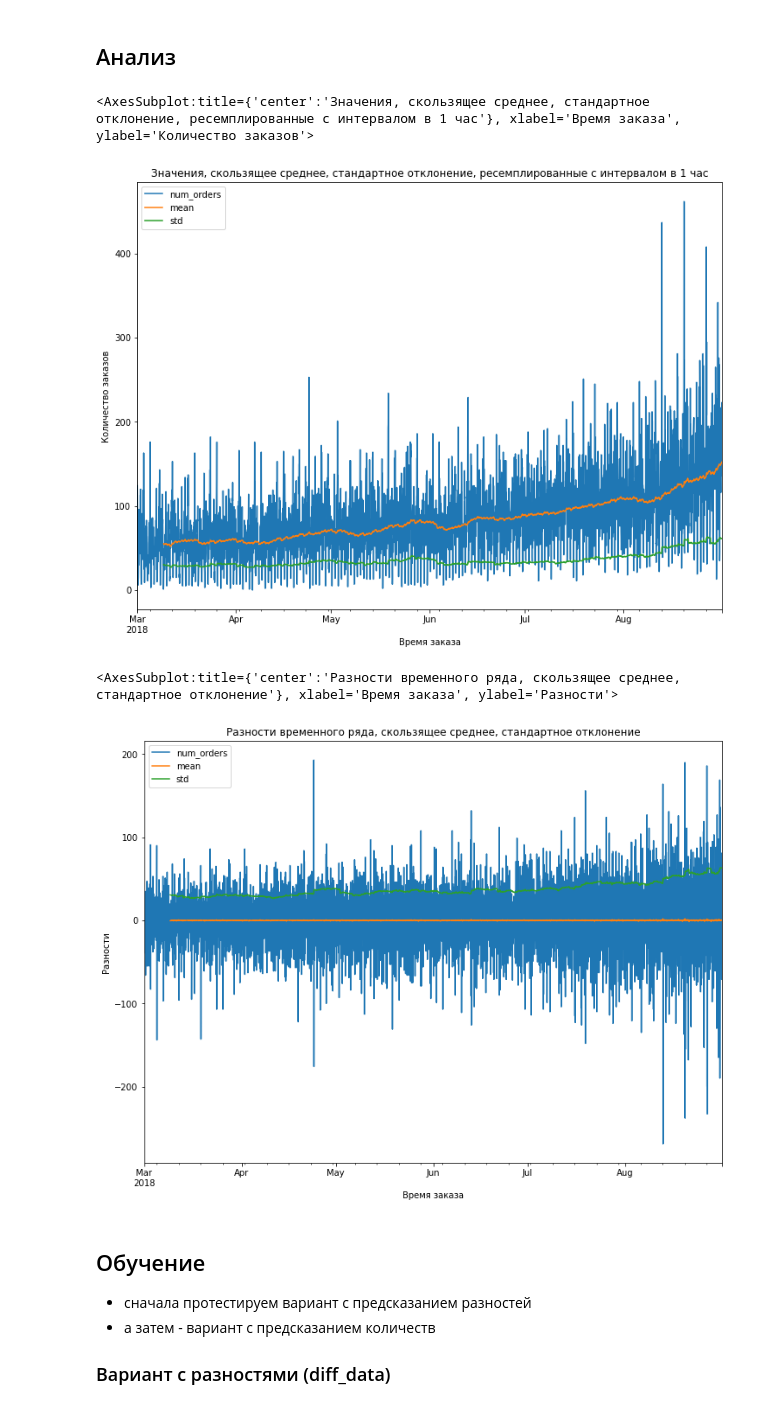
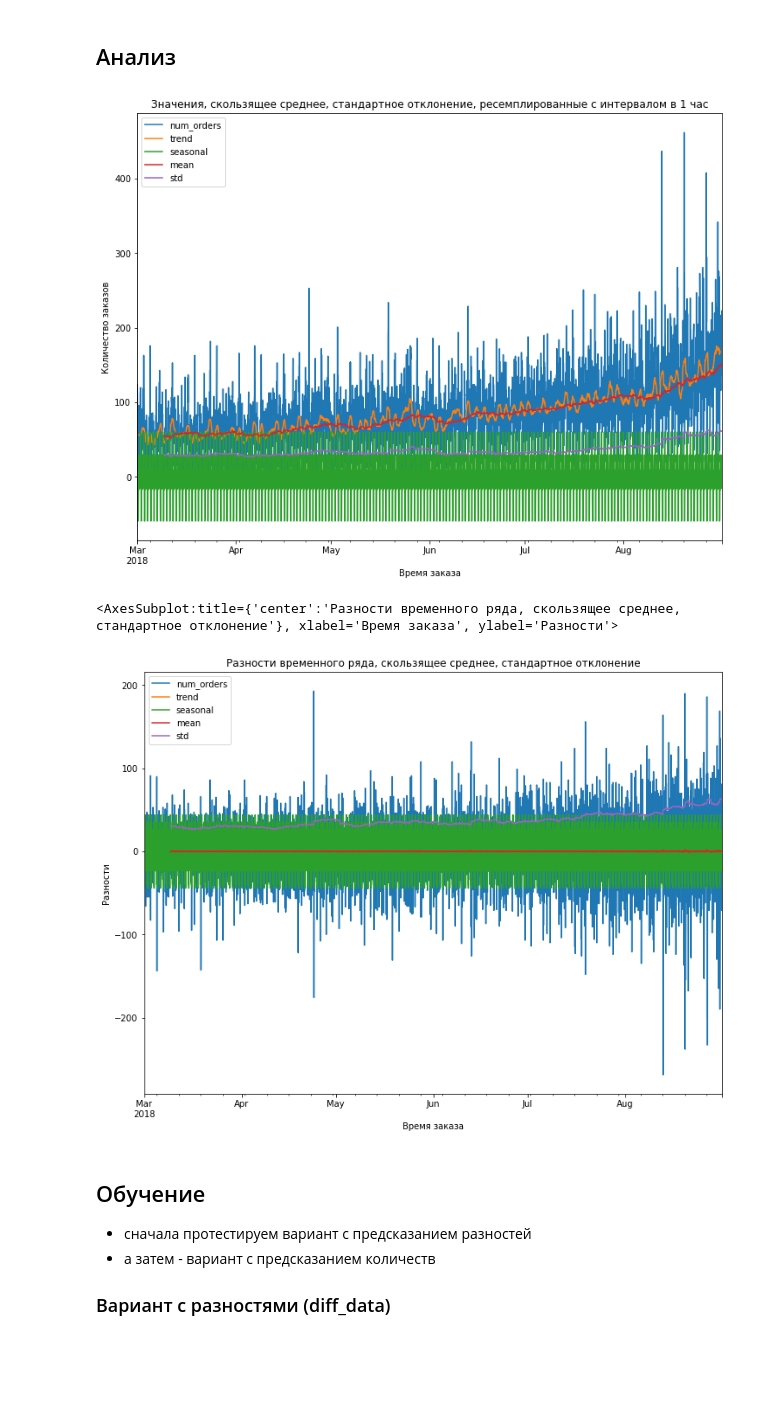
Before and after one commit to Jonzzi/yandex_practicum, a Jupyter notebook: taxi_orders/Yumagulov_Taxi_Orders.ipynb, the cells around one changed output. Cells and saved outputs as stored; diff of their text form; code cells hidden in the pictures; blank space fills up the shorter version.

```diff
--- a/taxi_orders/Yumagulov_Taxi_Orders.ipynb
+++ b/taxi_orders/Yumagulov_Taxi_Orders.ipynb
@@ -93,7 +98,8 @@ memory usage: 414.0 KB
 [figure]
 # %%
 data = data.resample('1H').sum()
-data = data.dropna()
+#data = data.dropna()
+data = data.fillna(data['num_orders'].median())
 data.info()
 data.plot(figsize=[12,9], title='Значения ресемплированные с интервалом в 1 час', xlabel='Время заказа', ylabel='Количество заказов')
 # %% [output]
@@ -121,6 +127,8 @@ plt.subplot(313)
 decomposed.resid.plot(ax=plt.gca())
 plt.title('Остаток декомпозиции')
 plt.tight_layout()
+data['trend'] = decomposed.trend
+data['seasonal'] = decomposed.seasonal
 # %% [output]
 [figure]
 # %%
@@ -135,21 +143,20 @@ Text(0.5, 1.0, 'Сезонность за май')
 # %%
 data['mean'] = data['num_orders'].rolling(SAMPLE_SIZE).mean()
 data['std'] = data['num_orders'].rolling(SAMPLE_SIZE).std()
 data.plot(figsize=[12,9], title='Значения, скользящее среднее, стандартное отклонение, ресемплированные с интервалом в 1 час', xlabel='Время заказа', ylabel='Количество заказов')
-#data = data.drop(['mean', 'std'], axis=1)
+data = data.drop(['mean', 'std'], axis=1)
 # %% [output]
-<AxesSubplot:title={'center':'Значения, скользящее среднее, стандартное отклонение, ресемплированные с интервалом в 1 час'}, xlabel='Время заказа', ylabel='Количество заказов'>
-[figure, old version]
+[figure, new version]
 # %%
 # Берем разностии заменяем ими временной ряд
 diff_data = data - data.shift()
 diff_data['mean'] = diff_data['num_orders'].rolling(SAMPLE_SIZE).mean()
 diff_data['std'] = diff_data['num_orders'].rolling(SAMPLE_SIZE).std()
 diff_data.plot(figsize=[12,9], title='Разности временного ряда, скользящее среднее, стандартное отклонение', xlabel='Время заказа', ylabel='Разности')
-# diff_data = diff_data.drop('mean', axis=1) # Казалось бы там нули, но удаление этого столбца приводит к падению качества предсказний
+#diff_data = diff_data.drop(['mean', 'std'], axis=1) # для предсказания разницы эти признаки критичны
 # %% [output]
 <AxesSubplot:title={'center':'Разности временного ряда, скользящее среднее, стандартное отклонение'}, xlabel='Время заказа', ylabel='Разности'>
-[figure, old version]
+[figure, new version]
 # %% [markdown]
 ## Обучение
 * сначала протестируем вариант с предсказанием разностей
```
Also changed, not shown: parts of 12 cells of this notebook.
